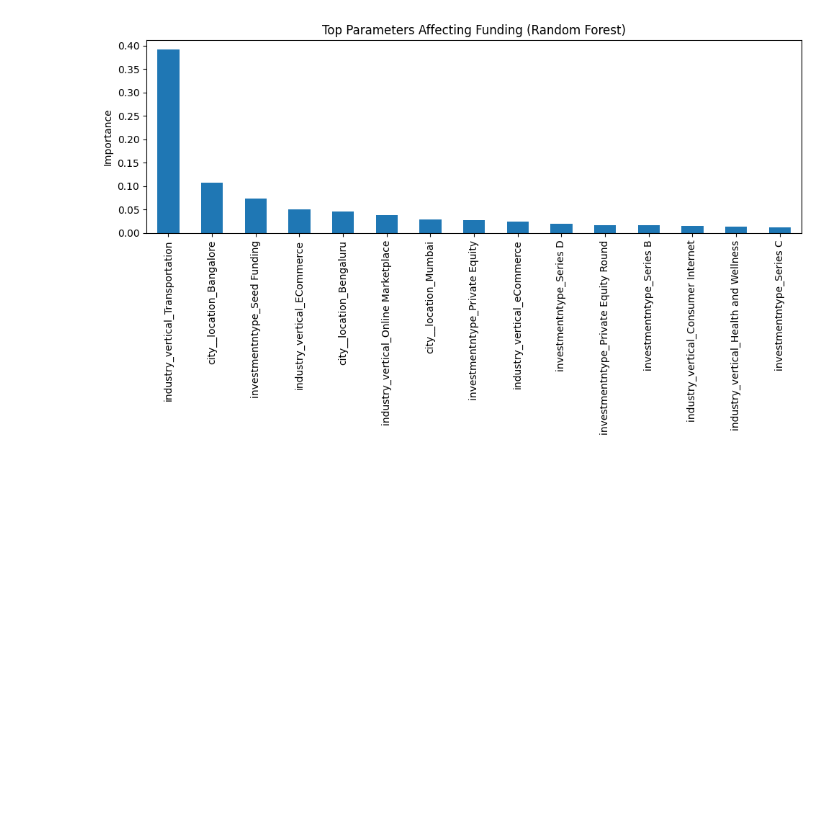
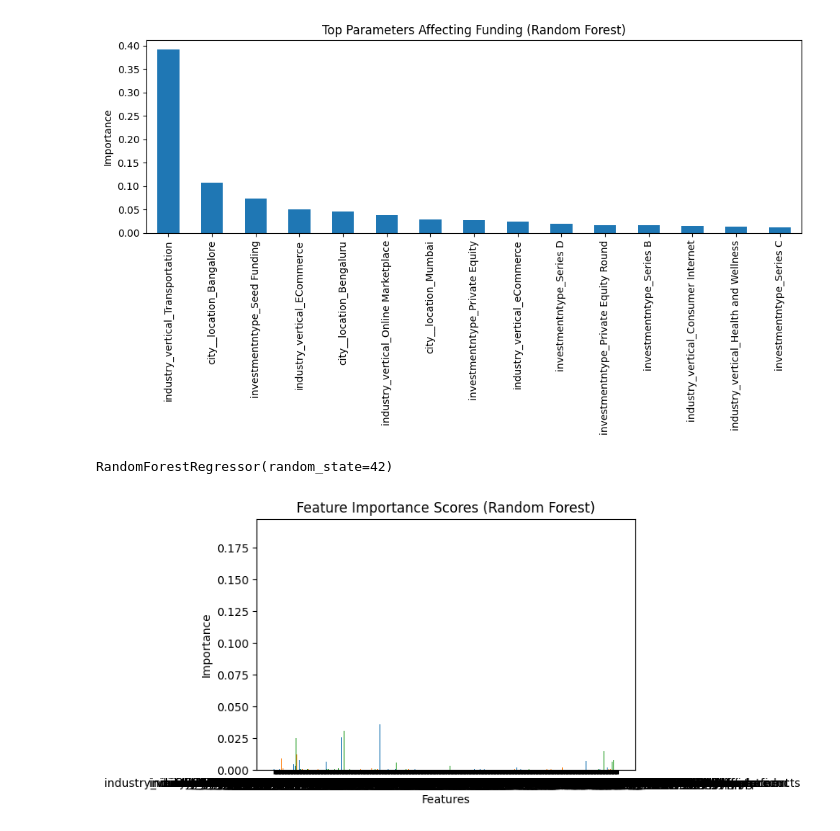
Before and after one commit to palakchanchlani/startup-funding-ml, a Jupyter notebook: startup.ipynb, the cells around one changed output. Saved outputs shown, nothing was run; the diff lists cells and outputs as text; code cells hidden in the pictures; blank space fills up the shorter version.

```diff
--- a/startup.ipynb
+++ b/startup.ipynb
@@ -313,3 +313,31 @@ with open("random_forest_model.pkl", "wb") as f:
 # Later load the model
 with open("random_forest_model.pkl", "rb") as f:
     loaded_model = pickle.load(f)
+# %%
+from sklearn.ensemble import RandomForestRegressor
+
+# Random Forest model define karo
+rf_model = RandomForestRegressor(
+    n_estimators=100,       # number of trees
+    max_depth=None,         # depth of trees
+    random_state=42         # reproducibility
+)
+
+# Train karo
+rf_model.fit(X_train, y_train)
+# %% [output]
+RandomForestRegressor(random_state=42)
+# %%
+import matplotlib.pyplot as plt
+
+importances = rf_model.feature_importances_
+features = X_train.columns
+
+plt.figure(figsize=(6,4))
+plt.bar(features, importances, color=['#1f77b4','#ff7f0e','#2ca02c'])
+plt.title("Feature Importance Scores (Random Forest)")
+plt.xlabel("Features")
+plt.ylabel("Importance")
+plt.show()
+# %% [output]
+[figure, added]
```
Also changed, not shown: parts of 29 cells of this notebook.
